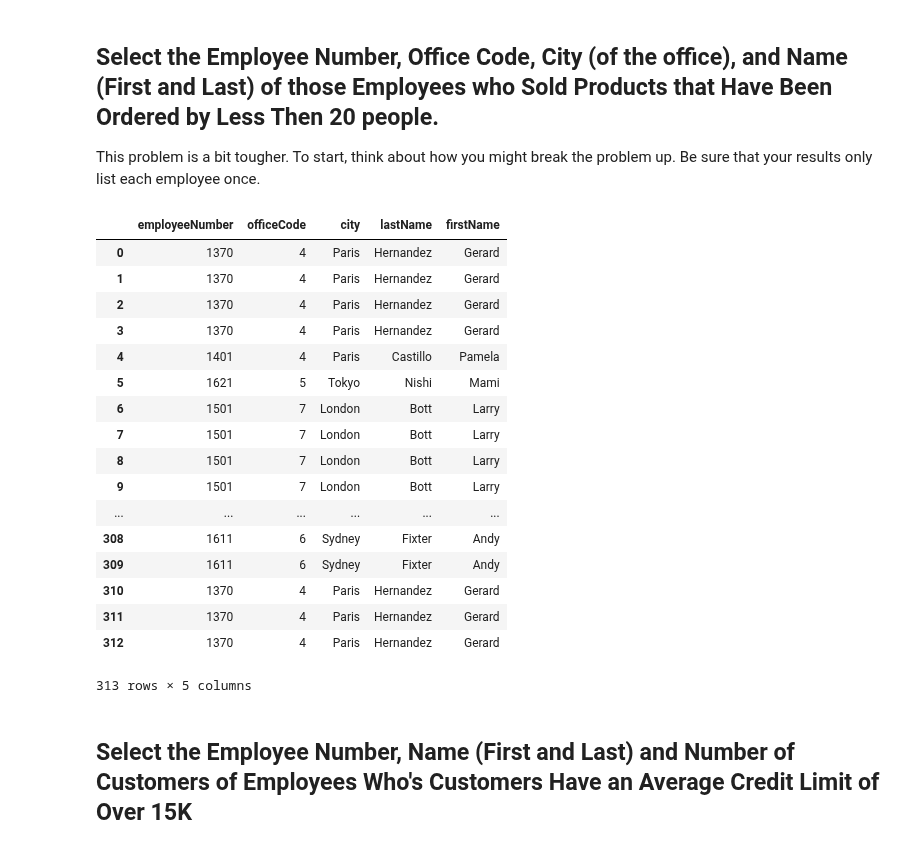
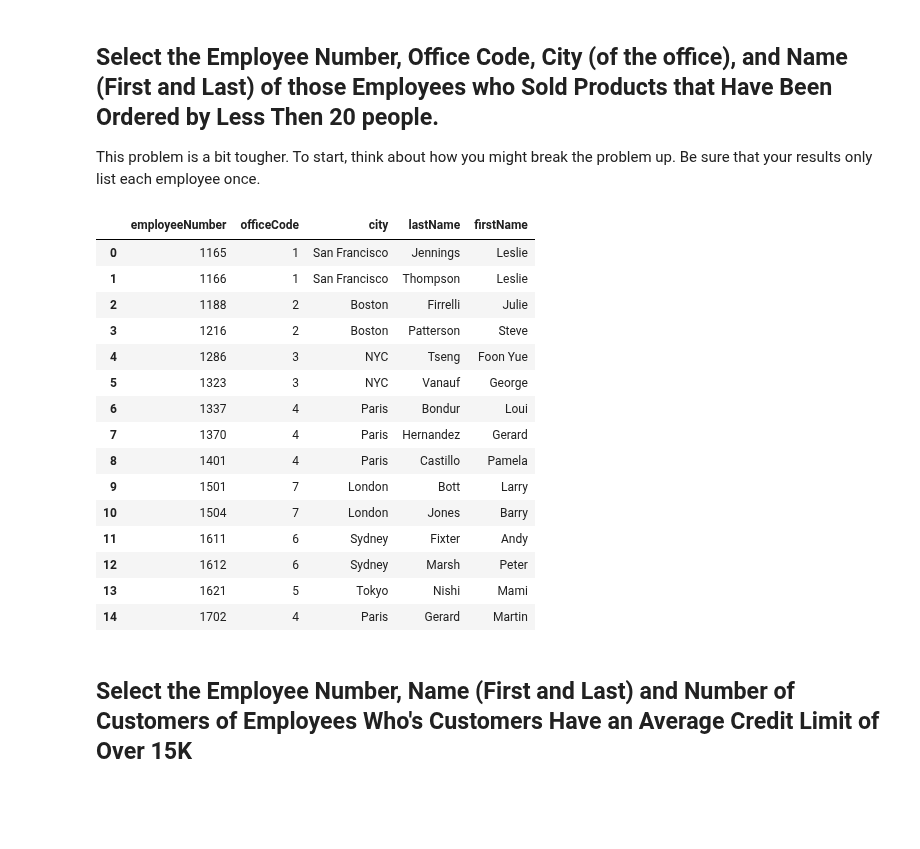
Before and after one commit to minnaf/dsc-sql-subqueries-lab-nyc-ds-060319, a Jupyter notebook: index.ipynb, the cells around one changed output. Saved outputs shown, nothing was run; the diff lists cells and outputs as text; code cells hidden in the pictures; blank space fills up the shorter version.

```diff
--- a/index.ipynb
+++ b/index.ipynb
@@ -157,50 +157,49 @@ This problem is a bit tougher. To start, think about how you might break the pro
 #Your code here
 
 # SELECT employeeNumber, offices.officeCode, offices,
 #             offices.city,
 #             lastName, firstName FROM
 
 
 c.execute(""" SELECT employeeNumber, offices.officeCode, offices.city,
           lastName, firstName
           FROM employees
           JOIN offices USING(officeCode)
           JOIN customers ON
           employees.employeeNumber = customers.salesRepEmployeeNumber
           JOIN orders USING(customerNumber)
           JOIN orderdetails USING(orderNumber)
           WHERE productCode in
             (SELECT productCode
              FROM products
              JOIN orderdetails USING(productCode)
              JOIN orders USING(orderNumber)
              GROUP BY productCode
              HAVING COUNT(distinct customerNumber) <= 20)
+          GROUP BY employeeNumber
         """
          )
 
 df = pd.DataFrame(c.fetchall())
 df.columns = [x[0] for x in c.description]
 df
 # %% [output]
 |  | employeeNumber | officeCode | city | lastName | firstName |
-| 0 | 1370 | 4 | Paris | Hernandez | Gerard |
-| 1 | 1370 | 4 | Paris | Hernandez | Gerard |
-| 2 | 1370 | 4 | Paris | Hernandez | Gerard |
-| 3 | 1370 | 4 | Paris | Hernandez | Gerard |
-| 4 | 1401 | 4 | Paris | Castillo | Pamela |
-| 5 | 1621 | 5 | Tokyo | Nishi | Mami |
-| 6 | 1501 | 7 | London | Bott | Larry |
-| 7 | 1501 | 7 | London | Bott | Larry |
-| 8 | 1501 | 7 | London | Bott | Larry |
+| 0 | 1165 | 1 | San Francisco | Jennings | Leslie |
+| 1 | 1166 | 1 | San Francisco | Thompson | Leslie |
+| 2 | 1188 | 2 | Boston | Firrelli | Julie |
+| 3 | 1216 | 2 | Boston | Patterson | Steve |
+| 4 | 1286 | 3 | NYC | Tseng | Foon Yue |
+| 5 | 1323 | 3 | NYC | Vanauf | George |
+| 6 | 1337 | 4 | Paris | Bondur | Loui |
+| 7 | 1370 | 4 | Paris | Hernandez | Gerard |
+| 8 | 1401 | 4 | Paris | Castillo | Pamela |
 | 9 | 1501 | 7 | London | Bott | Larry |
-| ... | ... | ... | ... | ... | ... |
-| 308 | 1611 | 6 | Sydney | Fixter | Andy |
-| 309 | 1611 | 6 | Sydney | Fixter | Andy |
-| 310 | 1370 | 4 | Paris | Hernandez | Gerard |
-| 311 | 1370 | 4 | Paris | Hernandez | Gerard |
-| 312 | 1370 | 4 | Paris | Hernandez | Gerard |
+| 10 | 1504 | 7 | London | Jones | Barry |
+| 11 | 1611 | 6 | Sydney | Fixter | Andy |
+| 12 | 1612 | 6 | Sydney | Marsh | Peter |
+| 13 | 1621 | 5 | Tokyo | Nishi | Mami |
+| 14 | 1702 | 4 | Paris | Gerard | Martin |
-313 rows × 5 columns
 # %% [markdown]
 ## Select the Employee Number, Name (First and Last) and Number of Customers of Employees Who's Customers Have an Average Credit Limit of Over 15K
 # %%
```
